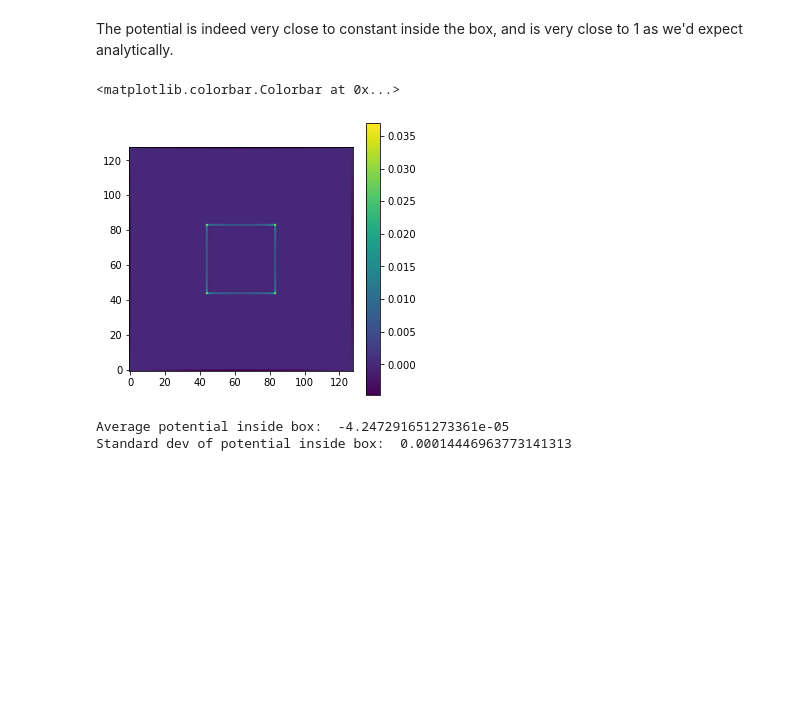
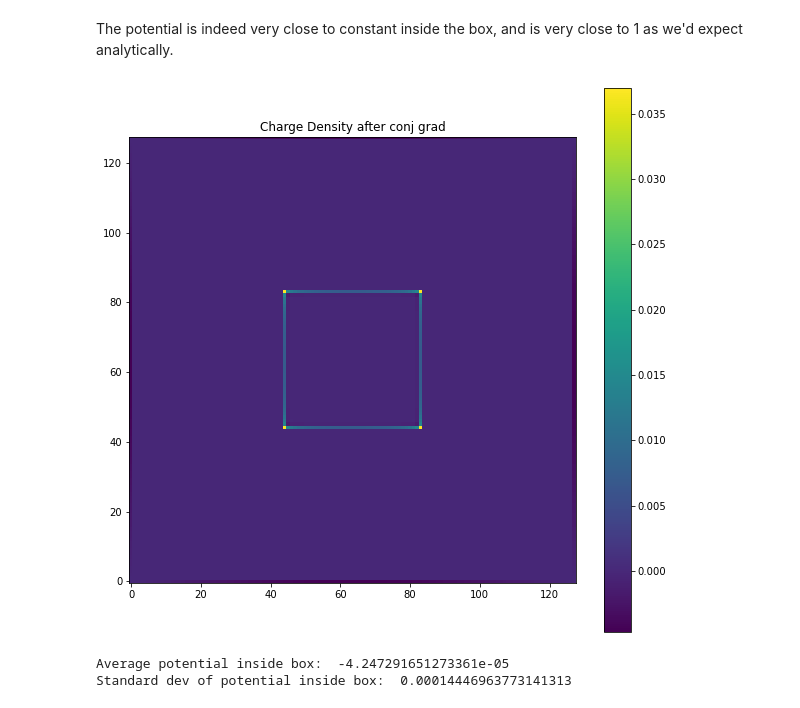
Before and after one commit to nittalas/phys512, a Jupyter notebook: Assignment 8/PHYS512-Assignment8.ipynb, the cells around one changed output. Saved outputs shown, nothing was run; the diff lists cells and outputs as text; code cells hidden in the pictures; blank space fills up the shorter version.

```diff
--- a/Assignment 8/PHYS512-Assignment8.ipynb
+++ b/Assignment 8/PHYS512-Assignment8.ipynb
@@ -66,7 +66,7 @@ V[1,0] =  0.0
 V[2,0] =  -0.4412712003053034
 V[5,0] =  -1.024599997453552
 # %%
-plt.rcParams['figure.figsize'] = (5,5)
+plt.rcParams['figure.figsize'] = (10,10)
 plt.imshow(kernel, origin='lower')
 plt.colorbar()
 plt.title("Green's Function")
@@ -233,10 +234,11 @@ Standard dev of potential inside box:  1.109437289154541e-08
 The potential is indeed very close to constant inside the box, and is very close to 1 as we'd expect analytically.
 # %%
 plt.imshow(rho_final, origin='lower')
+plt.title("Charge Density after conj grad")
 plt.colorbar()
+plt.show()
 # %% [output]
-<matplotlib.colorbar.Colorbar at 0x...>
-[figure, old version]
+[figure, new version]
 # %%
 print("Average potential inside box: ", np.mean(rho_final[n//2-box_width+1:n//2+box_width-1, n//2-box_width+1:n//2+box_width-1]))
 print("Standard dev of potential inside box: ", np.std(rho_final[n//2-box_width+1:n//2+box_width-1, n//2-box_width+1:n//2+box_width-1]))
```
Also changed, not shown: parts of 5 cells of this notebook.
